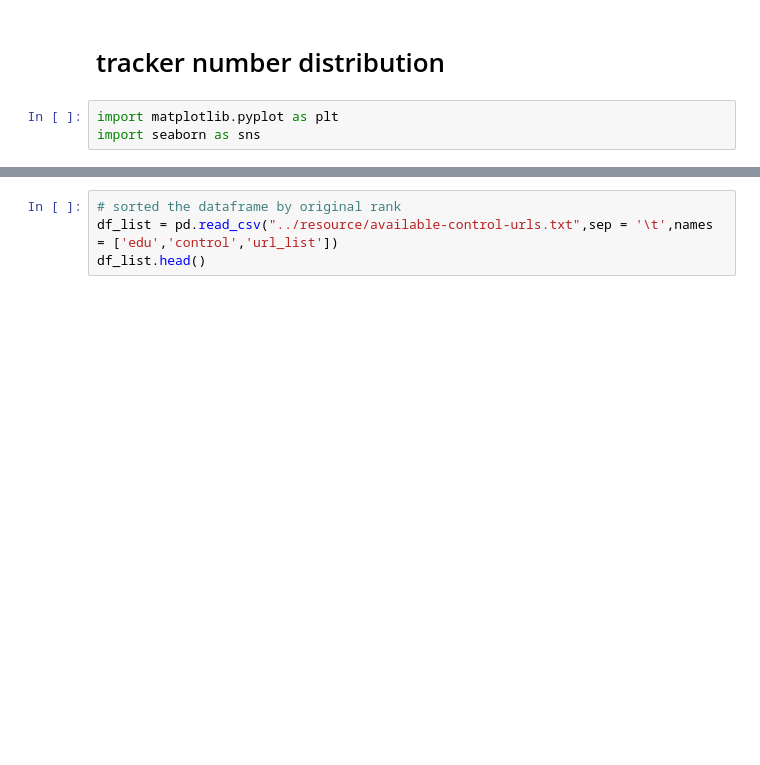
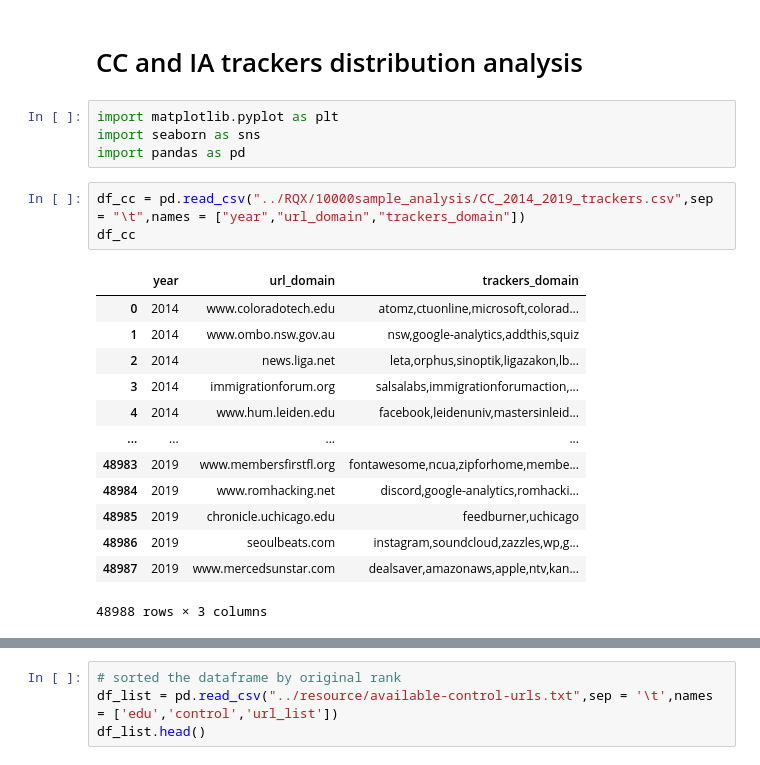
Before and after one commit to shuishen112/Privacy_Lost, a Jupyter notebook: common_crawl/notebook/distribution.ipynb, the cells around one changed output, grey strips where cells are left out. Drawn from its saved outputs; the diff is of its cells as text; blank space fills up the shorter version.

```diff
--- a/common_crawl/notebook/distribution.ipynb
+++ b/common_crawl/notebook/distribution.ipynb
@@ -1,5 +1,23 @@
-# %% [markdown]
-# tracker number distribution
+# %% [markdown]
+# CC and IA trackers distribution analysis
 # %%
 import matplotlib.pyplot as plt
 import seaborn as sns
+import pandas as pd
+# %%
+df_cc = pd.read_csv("../RQX/10000sample_analysis/CC_2014_2019_trackers.csv",sep = "\t",names = ["year","url_domain","trackers_domain"])
+df_cc
+# %% [output]
+|  | year | url_domain | trackers_domain |
+| 0 | 2014 | www.coloradotech.edu | atomz,ctuonline,microsoft,colorad... |
+| 1 | 2014 | www.ombo.nsw.gov.au | nsw,google-analytics,addthis,squiz |
+| 2 | 2014 | news.liga.net | leta,orphus,sinoptik,ligazakon,lb... |
+| 3 | 2014 | immigrationforum.org | salsalabs,immigrationforumaction,... |
+| 4 | 2014 | www.hum.leiden.edu | facebook,leidenuniv,mastersinleid... |
+| ... | ... | ... | ... |
+| 48983 | 2019 | www.membersfirstfl.org | fontawesome,ncua,zipforhome,membe... |
+| 48984 | 2019 | www.romhacking.net | discord,google-analytics,romhacki... |
+| 48985 | 2019 | chronicle.uchicago.edu | feedburner,uchicago |
+| 48986 | 2019 | seoulbeats.com | instagram,soundcloud,zazzles,wp,g... |
+| 48987 | 2019 | www.mercedsunstar.com | dealsaver,amazonaws,apple,ntv,kan... |
+48988 rows × 3 columns
```
Also changed, not shown: parts of 7 cells of this notebook, 10 other files.
